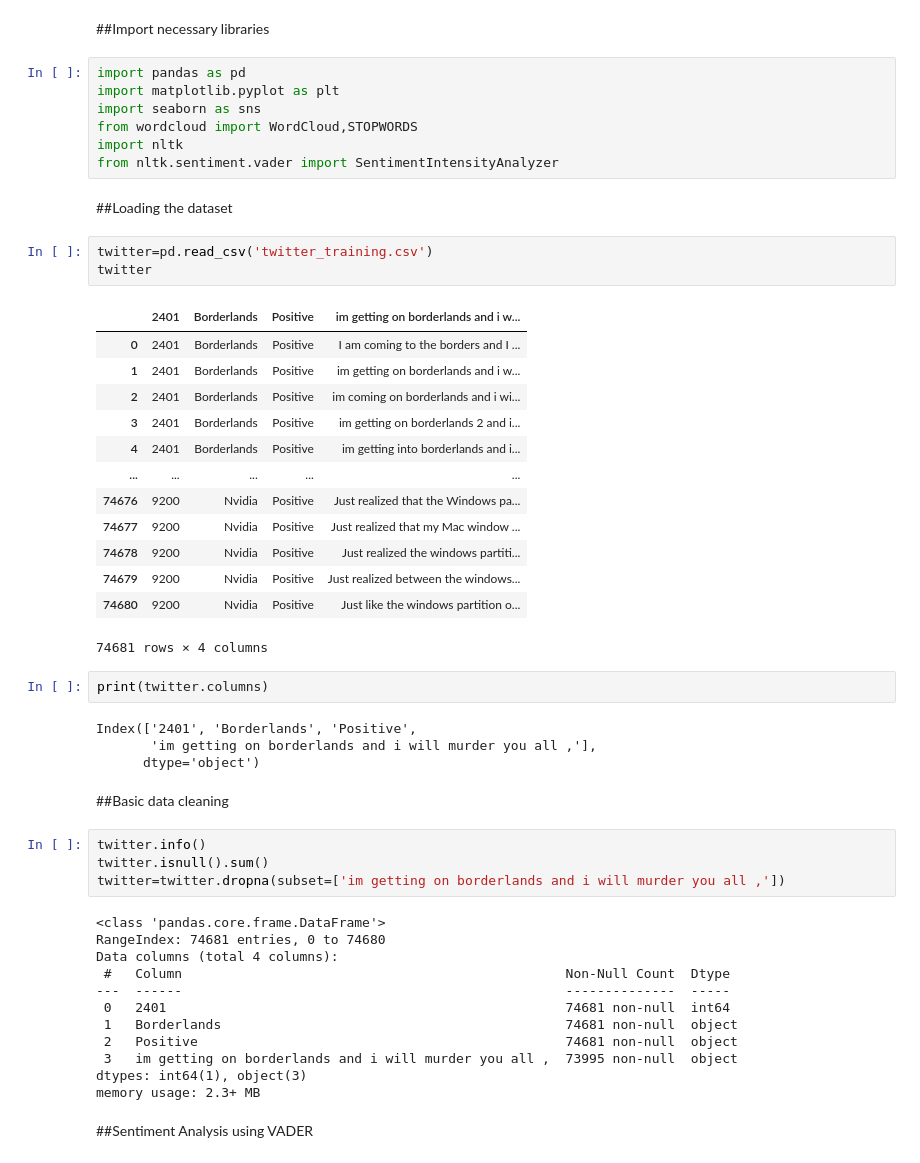
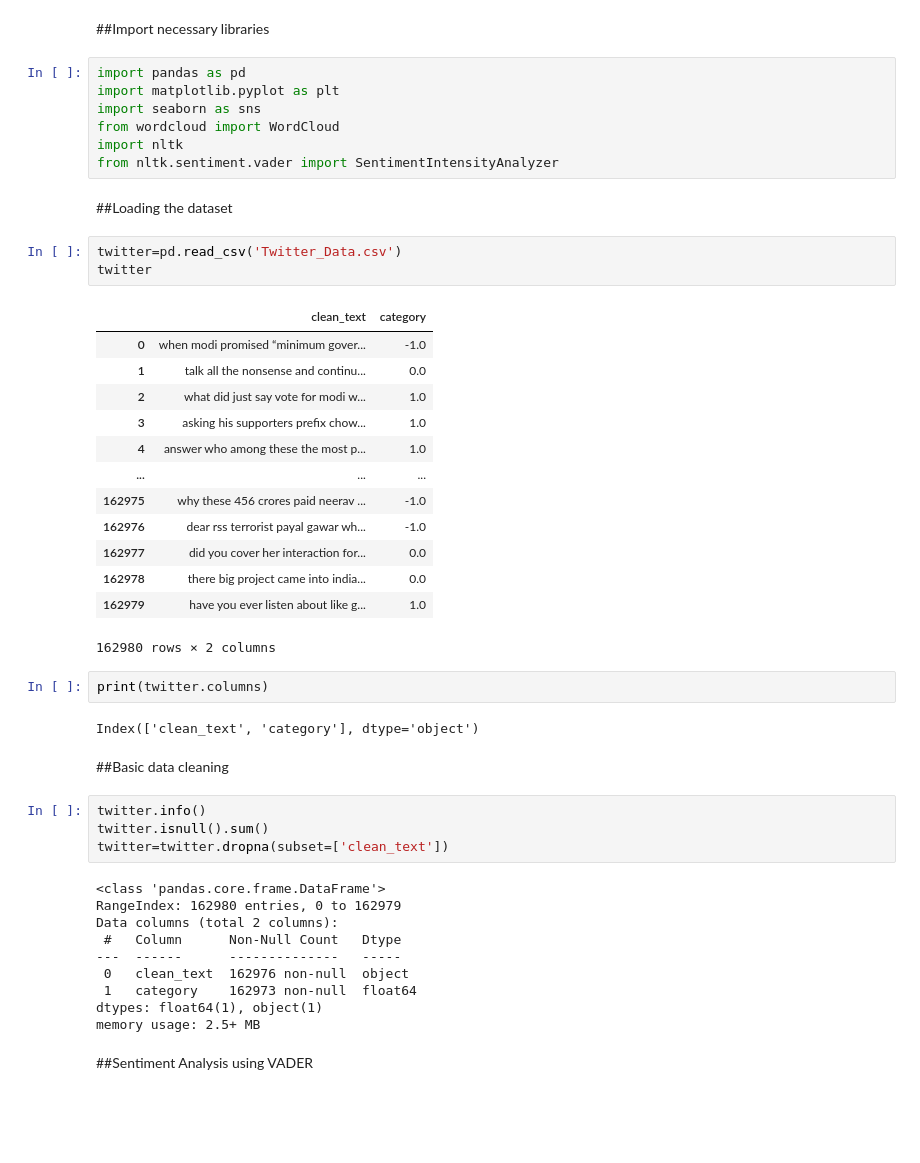
Before and after one commit to chandrika1004/PRODIGY_DS_04, a Jupyter notebook: Task4.ipynb, the cells around one changed output. Saved outputs shown, nothing was run; the diff lists cells and outputs as text; blank space fills up the shorter version.

```diff
--- a/Task4.ipynb
+++ b/Task4.ipynb
@@ -10,52 +10,48 @@
 import pandas as pd
 import matplotlib.pyplot as plt
 import seaborn as sns
-from wordcloud import WordCloud,STOPWORDS
+from wordcloud import WordCloud
 import nltk
 from nltk.sentiment.vader import SentimentIntensityAnalyzer
 # %% [markdown]
 ##Loading the dataset
 # %%
-twitter=pd.read_csv('twitter_training.csv')
+twitter=pd.read_csv('Twitter_Data.csv')
 twitter
 # %% [output]
-|  | 2401 | Borderlands | Positive | im getting on borderlands and i w... |
-| 0 | 2401 | Borderlands | Positive | I am coming to the borders and I ... |
-| 1 | 2401 | Borderlands | Positive | im getting on borderlands and i w... |
-| 2 | 2401 | Borderlands | Positive | im coming on borderlands and i wi... |
-| 3 | 2401 | Borderlands | Positive | im getting on borderlands 2 and i... |
-| 4 | 2401 | Borderlands | Positive | im getting into borderlands and i... |
-| ... | ... | ... | ... | ... |
-| 74676 | 9200 | Nvidia | Positive | Just realized that the Windows pa... |
-| 74677 | 9200 | Nvidia | Positive | Just realized that my Mac window ... |
-| 74678 | 9200 | Nvidia | Positive | Just realized the windows partiti... |
-| 74679 | 9200 | Nvidia | Positive | Just realized between the windows... |
-| 74680 | 9200 | Nvidia | Positive | Just like the windows partition o... |
+|  | clean_text | category |
+| 0 | when modi promised “minimum gover... | -1.0 |
+| 1 | talk all the nonsense and continu... | 0.0 |
+| 2 | what did just say vote for modi w... | 1.0 |
+| 3 | asking his supporters prefix chow... | 1.0 |
+| 4 | answer who among these the most p... | 1.0 |
+| ... | ... | ... |
+| 162975 | why these 456 crores paid neerav ... | -1.0 |
+| 162976 | dear rss terrorist payal gawar wh... | -1.0 |
+| 162977 | did you cover her interaction for... | 0.0 |
+| 162978 | there big project came into india... | 0.0 |
+| 162979 | have you ever listen about like g... | 1.0 |
-74681 rows × 4 columns
+162980 rows × 2 columns
 # %%
 print(twitter.columns)
 # %% [output]
-Index(['2401', 'Borderlands', 'Positive',
-       'im getting on borderlands and i will murder you all ,'],
-      dtype='object')
+Index(['clean_text', 'category'], dtype='object')
 # %% [markdown]
 ##Basic data cleaning
 # %%
 twitter.info()
 twitter.isnull().sum()
-twitter=twitter.dropna(subset=['im getting on borderlands and i will murder you all ,'])
+twitter=twitter.dropna(subset=['clean_text'])
 # %% [output]
 <class 'pandas.core.frame.DataFrame'>
-RangeIndex: 74681 entries, 0 to 74680
-Data columns (total 4 columns):
- #   Column                                                 Non-Null Count  Dtype
----  ------                                                 --------------  -----
- 0   2401                                                   74681 non-null  int64
- 1   Borderlands                                            74681 non-null  object
- 2   Positive                                               74681 non-null  object
- 3   im getting on borderlands and i will murder you all ,  73995 non-null  object
-dtypes: int64(1), object(3)
-memory usage: 2.3+ MB
+RangeIndex: 162980 entries, 0 to 162979
+Data columns (total 2 columns):
+ #   Column      Non-Null Count   Dtype
+---  ------      --------------   -----
+ 0   clean_text  162976 non-null  object
+ 1   category    162973 non-null  float64
+dtypes: float64(1), object(1)
+memory usage: 2.5+ MB
 # %% [markdown]
 ##Sentiment Analysis using VADER
 # %%
```
Also changed, not shown: parts of 3 cells of this notebook.
